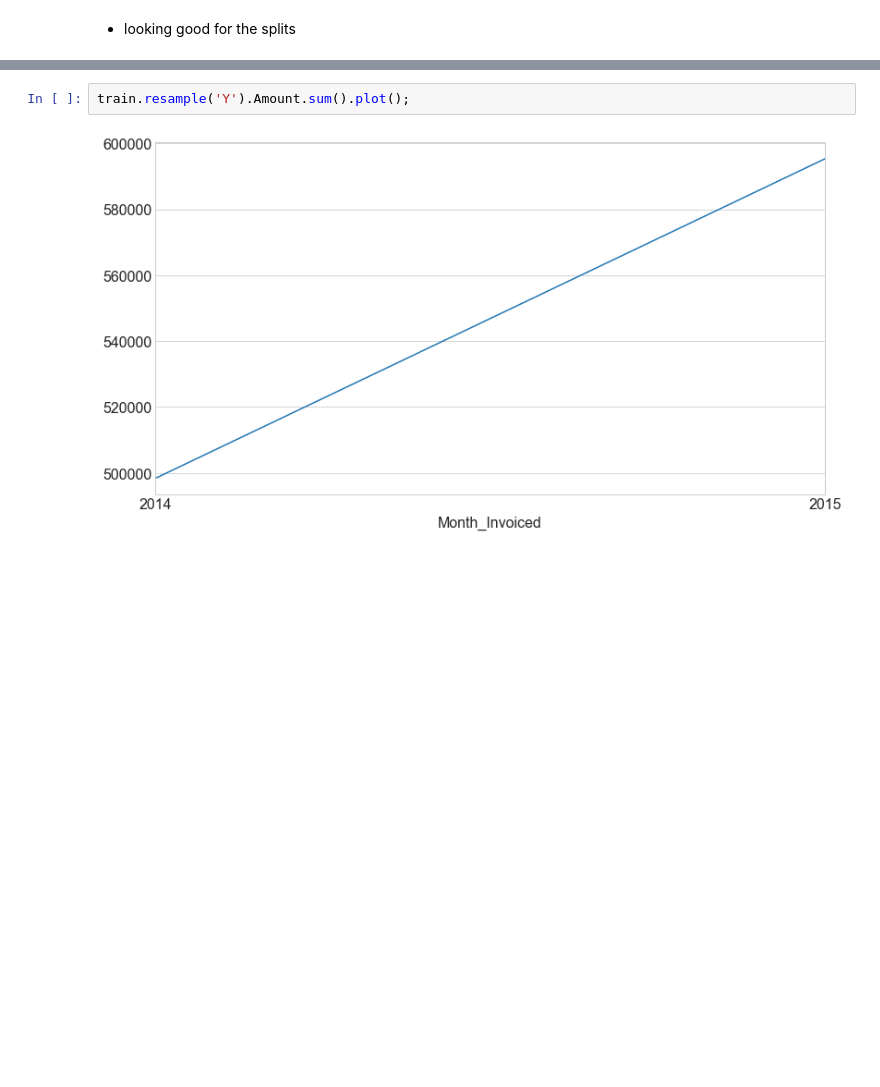
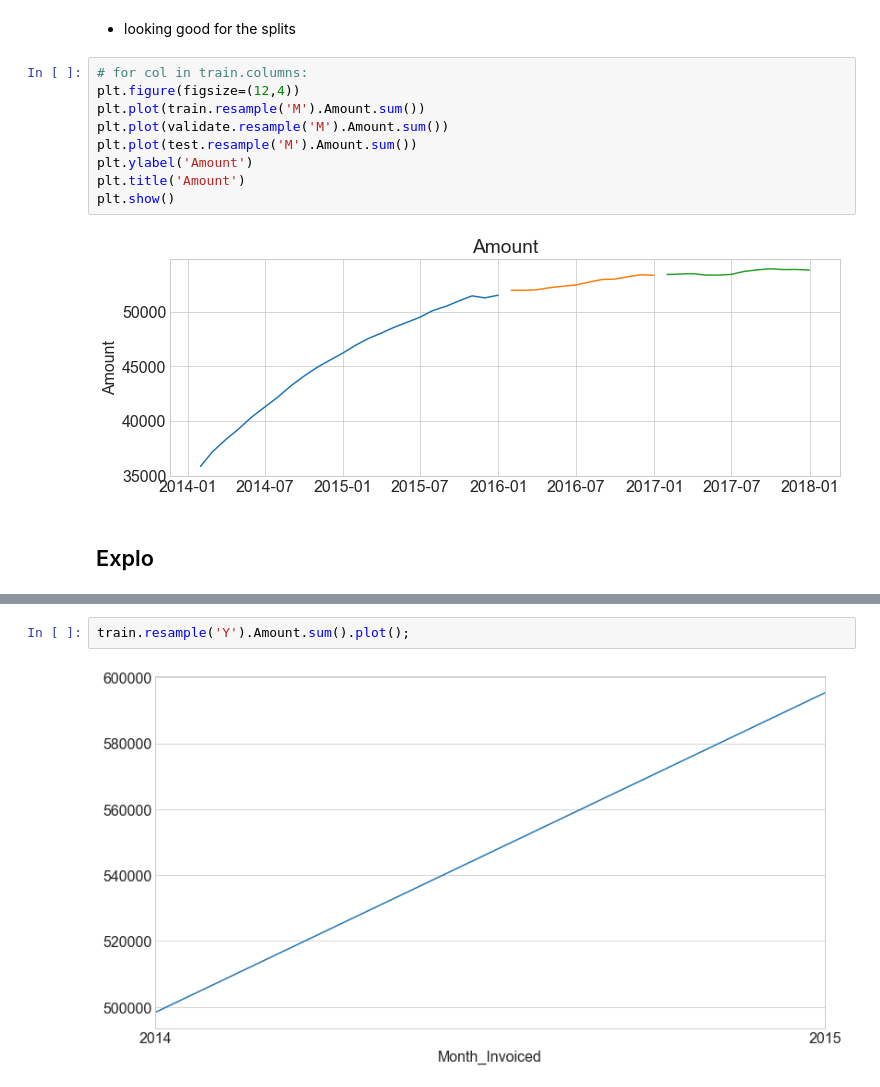
Before and after one commit to brianclements03/time_series_exercises, a Jupyter notebook: TSA_model_exercises.ipynb, the cells around one changed output, grey strips where cells are left out. Drawn from its saved outputs; the diff is of its cells as text; blank space fills up the shorter version.

```diff
--- a/TSA_model_exercises.ipynb
+++ b/TSA_model_exercises.ipynb
@@ -162,3 +185,16 @@ train[-1:], validate[:1], validate[-1:], test[:1]
 # %% [markdown]
 - looking good for the splits
+# %%
+# for col in train.columns:
+plt.figure(figsize=(12,4))
+plt.plot(train.resample('M').Amount.sum())
+plt.plot(validate.resample('M').Amount.sum())
+plt.plot(test.resample('M').Amount.sum())
+plt.ylabel('Amount')
+plt.title('Amount')
+plt.show()
+# %% [output]
+[figure, added]
+# %% [markdown]
+## Explo
 # %%
```
Also changed, not shown: parts of 55 cells of this notebook.
